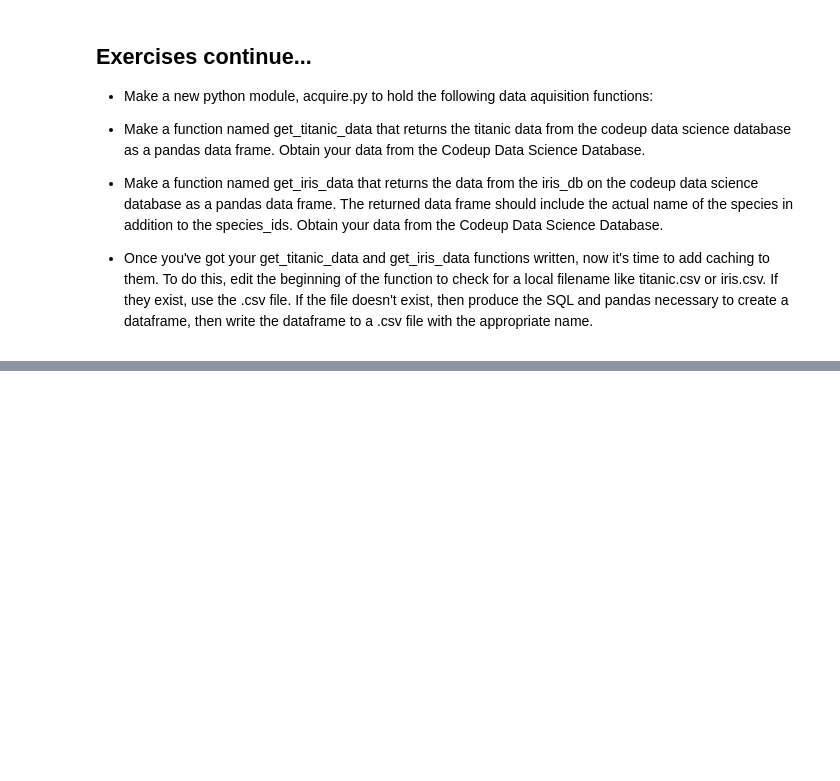
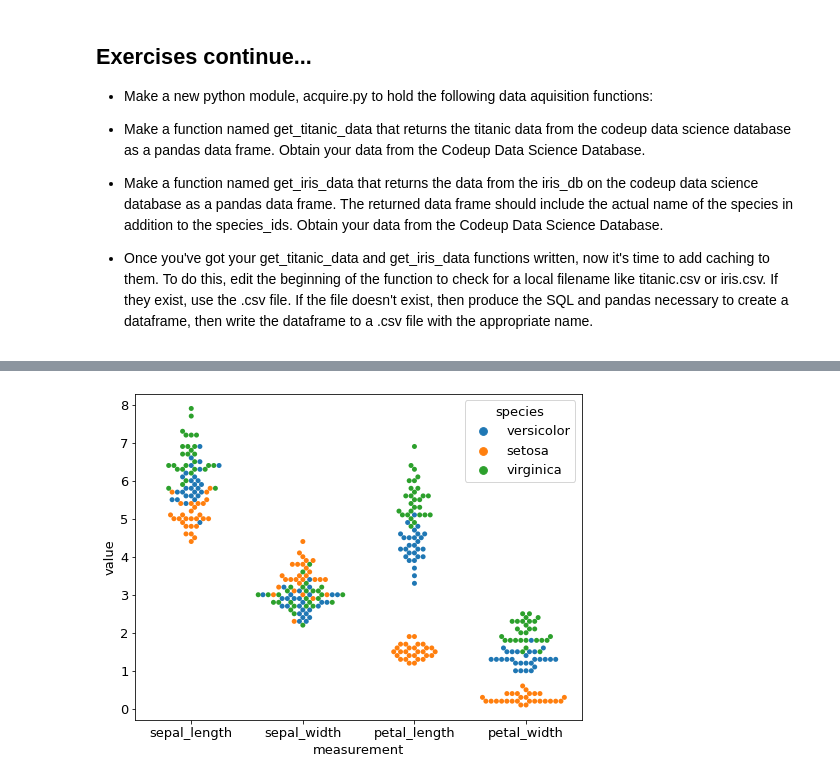
Before and after one commit to LinhQuach13/classification-exercises, a Jupyter notebook: classification_exercises.ipynb, the cells around one changed output, grey strips where cells are left out. Saved outputs shown, nothing was run; the diff lists cells and outputs as text; code cells hidden in the pictures; blank space fills up the shorter version.

```diff
--- a/classification_exercises.ipynb
+++ b/classification_exercises.ipynb
@@ -414,0 +215,2 @@ acquire.get_titanic_data()
+# %%
+iris_df= acquire.get_iris_data() #acquire Dataframe
@@ -414,0 +234,3 @@ acquire.get_titanic_data()
+# %%
+#prep data
+iris_prep_df= prepare.prep_iris(iris_df)
@@ -414,0 +254,3 @@ acquire.get_titanic_data()
+# %%
+#spilt the data
+iris_train, iris_validate, iris_test= prepare.iris_split(iris_prep_df)
@@ -414,0 +266,3 @@ acquire.get_titanic_data()
+# %%
+#2. Create a swarmplot using a melted dataframe of all your numeric variables. The x-axis should be the variable name, the y-axis the measure. Add another dimension using color to represent species. Document takeaways from this visualization.
+iris_melt= iris_train[['species','sepal_length', 'sepal_width', 'petal_length', 'petal_width']].melt(id_vars="species", var_name="measurement", value_name= 'value')
@@ -414,0 +285,11 @@ acquire.get_titanic_data()
+# %%
+plt.figure(figsize=(8,6))
+p = sns.swarmplot(
+    x="measurement",
+    y="value",
+    hue="species",
+    data=iris_melt,
+)
+plt.show()
+# %% [output]
+[figure, added]
```
Also changed, not shown: parts of 55 cells of this notebook.
